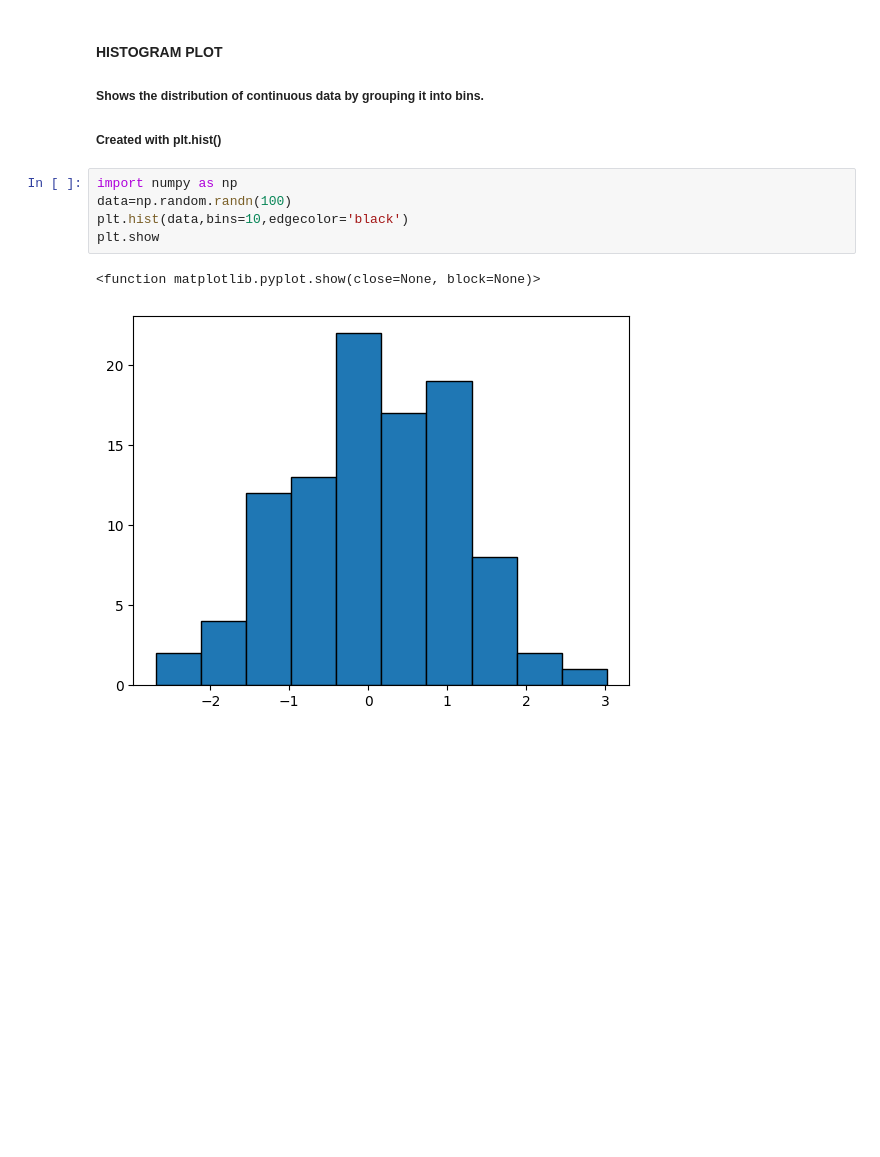
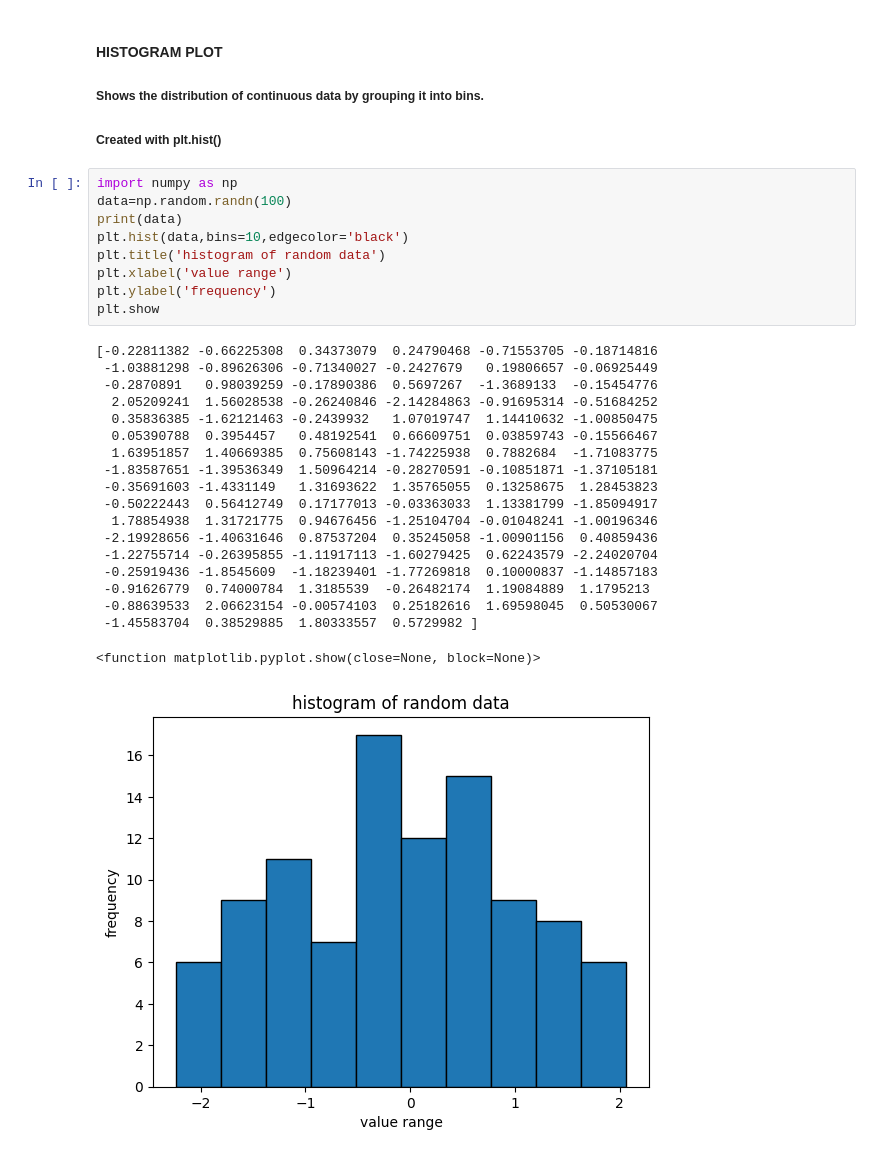
Before and after one commit to najafathima/Data_Science, a Jupyter notebook: week3.ipynb, the cells around one changed output. Drawn from its saved outputs; the diff is of its cells as text; blank space fills up the shorter version.

```diff
--- a/week3.ipynb
+++ b/week3.ipynb
@@ -160,8 +160,29 @@ plt.show()
 # %%
 import numpy as np
 data=np.random.randn(100)
+print(data)
 plt.hist(data,bins=10,edgecolor='black')
+plt.title('histogram of random data')
+plt.xlabel('value range')
+plt.ylabel('frequency')
 plt.show
 # %% [output]
-<function matplotlib.pyplot.show(close=None, block=None)>
+[-0.22811382 -0.66225308  0.34373079  0.24790468 -0.71553705 -0.18714816
+ -1.03881298 -0.89626306 -0.71340027 -0.2427679   0.19806657 -0.06925449
+ -0.2870891   0.98039259 -0.17890386  0.5697267  -1.3689133  -0.15454776
+  2.05209241  1.56028538 -0.26240846 -2.14284863 -0.91695314 -0.51684252
+  0.35836385 -1.62121463 -0.2439932   1.07019747  1.14410632 -1.00850475
+  0.05390788  0.3954457   0.48192541  0.66609751  0.03859743 -0.15566467
+  1.63951857  1.40669385  0.75608143 -1.74225938  0.7882684  -1.71083775
+ -1.83587651 -1.39536349  1.50964214 -0.28270591 -0.10851871 -1.37105181
+ -0.35691603 -1.4331149   1.31693622  1.35765055  0.13258675  1.28453823
+ -0.50222443  0.56412749  0.17177013 -0.03363033  1.13381799 -1.85094917
+  1.78854938  1.31721775  0.94676456 -1.25104704 -0.01048241 -1.00196346
+ -2.19928656 -1.40631646  0.87537204  0.35245058 -1.00901156  0.40859436
+ -1.22755714 -0.26395855 -1.11917113 -1.60279425  0.62243579 -2.24020704
+ -0.25919436 -1.8545609  -1.18239401 -1.77269818  0.10000837 -1.14857183
+ -0.91626779  0.74000784  1.3185539  -0.26482174  1.19084889  1.1795213
+ -0.88639533  2.06623154 -0.00574103  0.25182616  1.69598045  0.50530067
+ -1.45583704  0.38529885  1.80333557  0.5729982 ]
+<function matplotlib.pyplot.show(close=None, block=None)>
-[figure, old version]
+[figure, new version]
```
Also changed, not shown: parts of 17 cells of this notebook.
